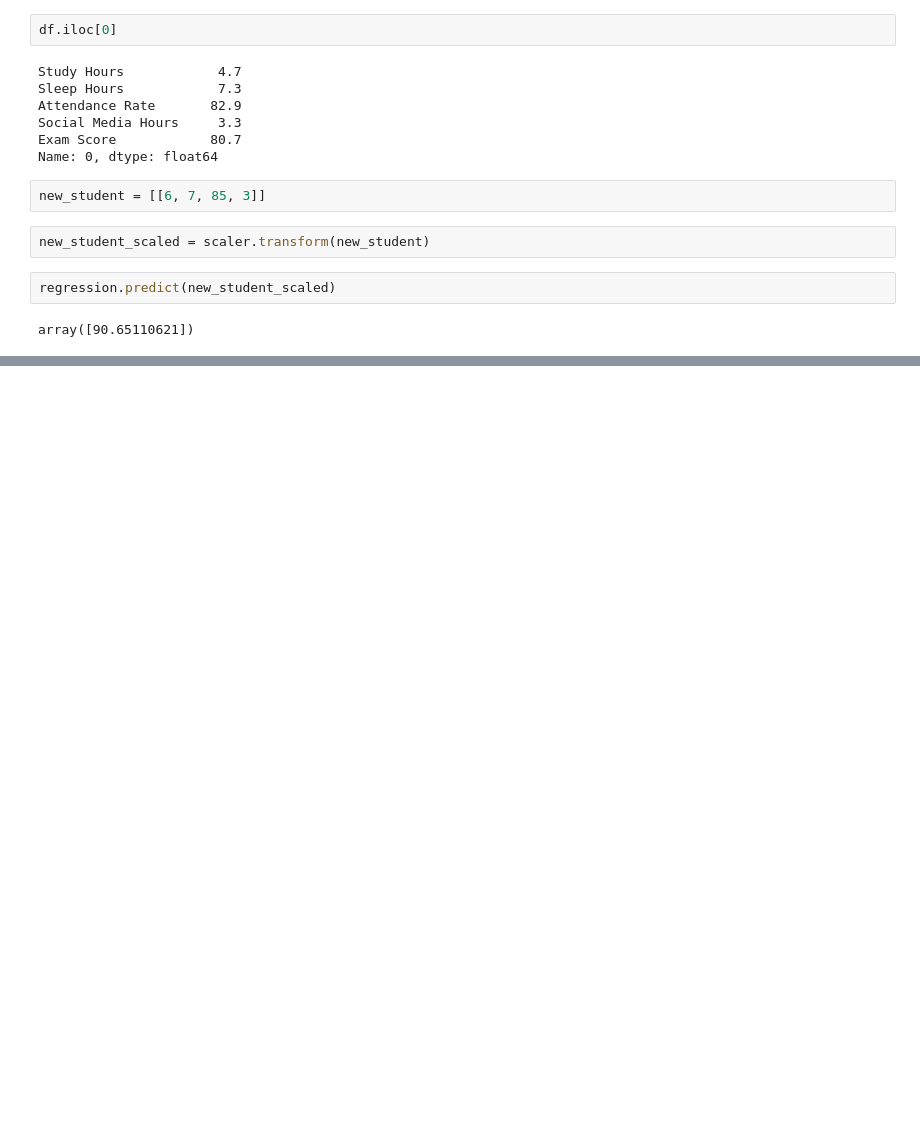
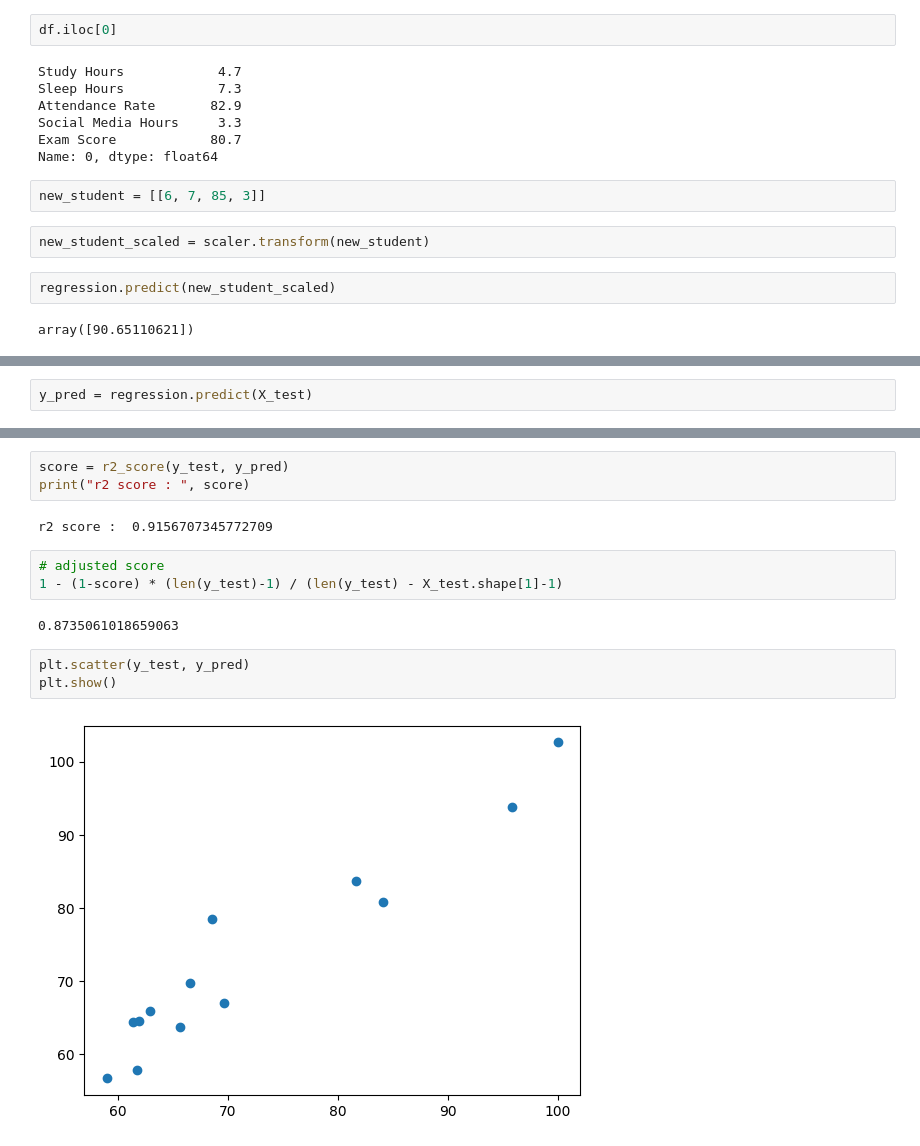
Before and after one commit to byt23/Machine-Learning, a Jupyter notebook: Multiple Linear Regression/multiple_linear_regression.ipynb, the cells around one changed output, grey strips where cells are left out. Drawn from its saved outputs; the diff is of its cells as text; blank space fills up the shorter version.

Commit message:
Linear Regression finished.

```diff
--- a/Multiple Linear Regression/multiple_linear_regression.ipynb
+++ b/Multiple Linear Regression/multiple_linear_regression.ipynb
@@ -189,0 +194,2 @@ array([90.65110621])
+# %%
+y_pred = regression.predict(X_test)
@@ -191,0 +216,15 @@ array([90.65110621])
+# %%
+score = r2_score(y_test, y_pred)
+print("r2 score : ", score)
+# %% [output]
+r2 score :  0.9156707345772709
+# %%
+# adjusted score
+1 - (1-score) * (len(y_test)-1) / (len(y_test) - X_test.shape[1]-1)
+# %% [output]
+0.8735061018659063
+# %%
+plt.scatter(y_test, y_pred)
+plt.show()
+# %% [output]
+[figure, added]
```
Also changed, not shown: parts of 17 cells of this notebook.
